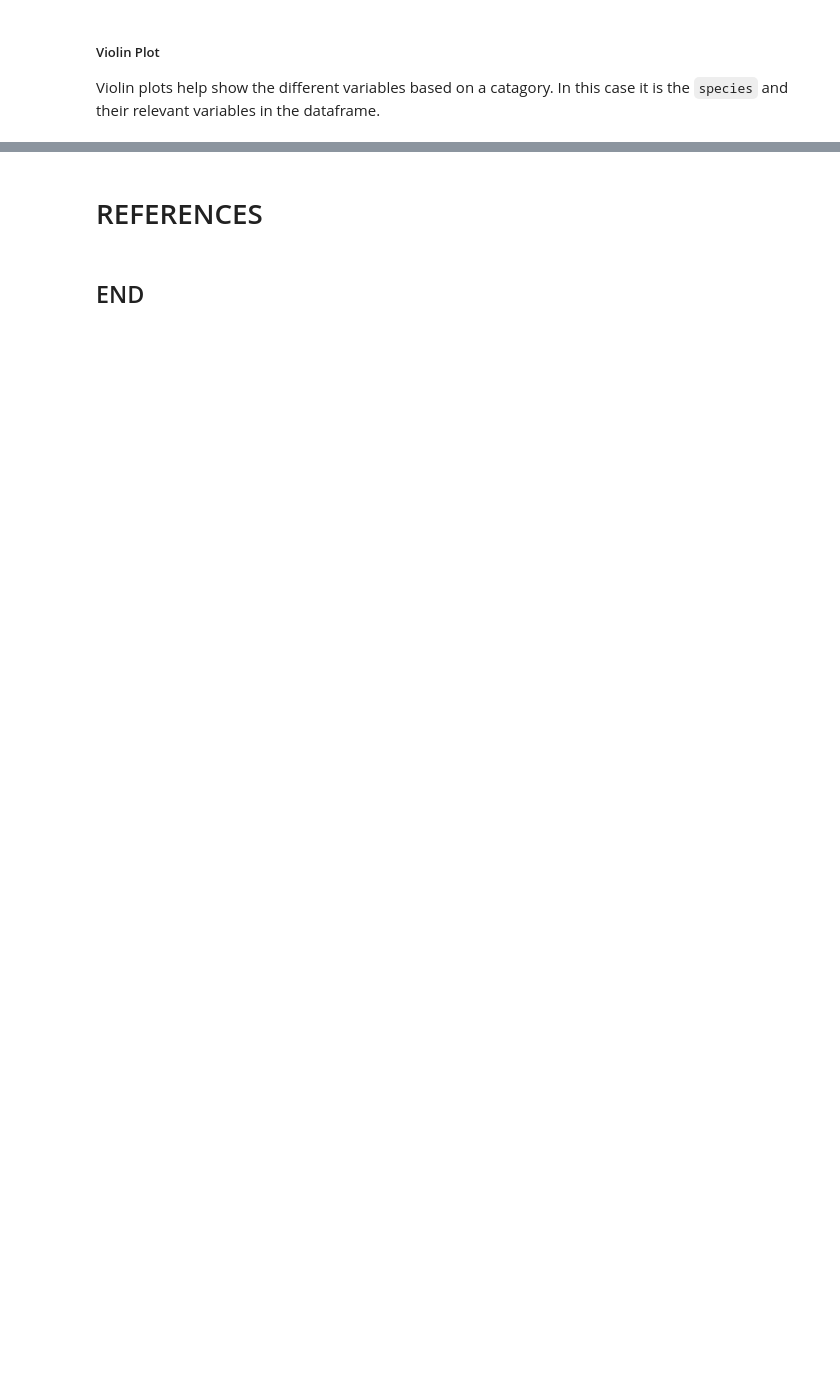
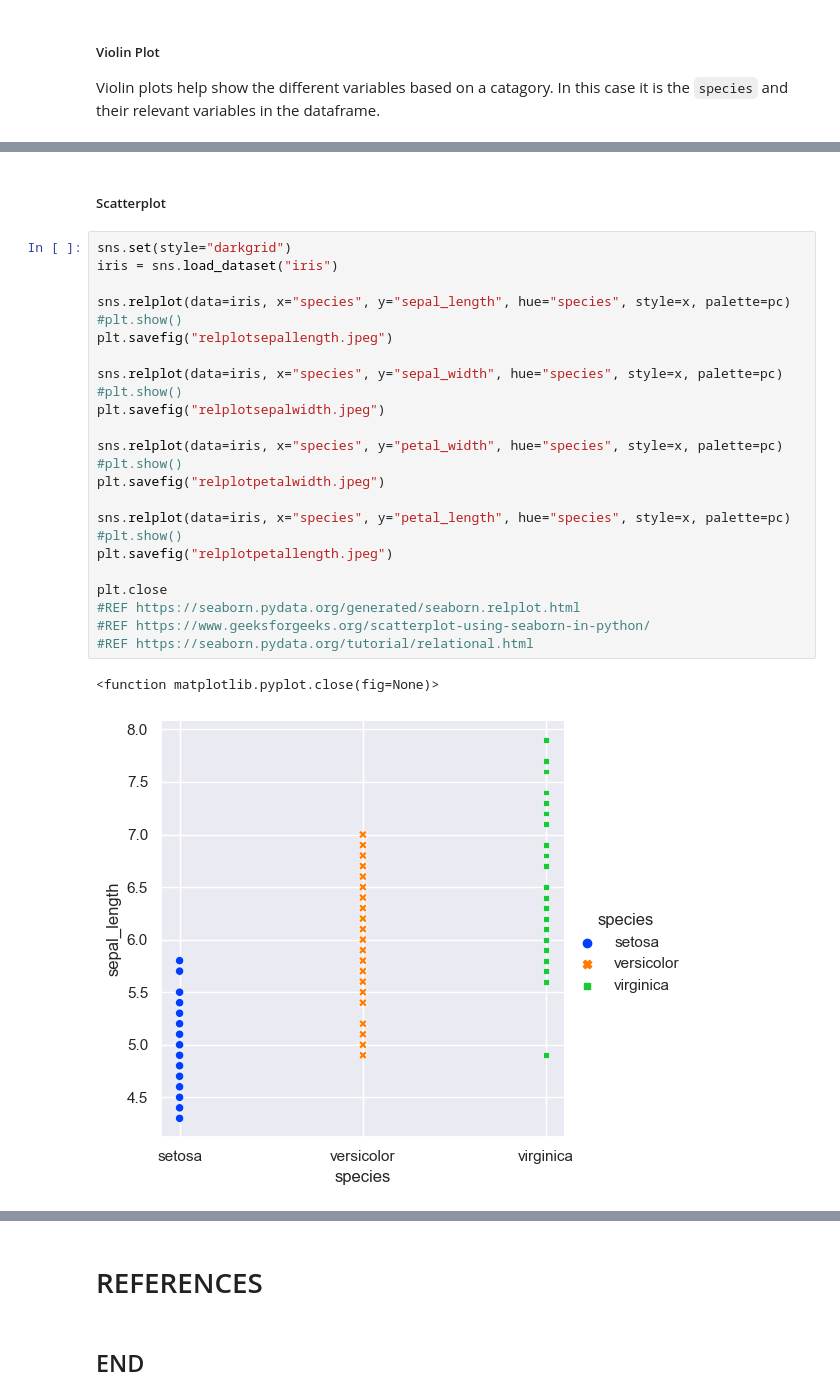
Before and after one commit to rebhanqui/data_funds, a Jupyter notebook: Project/project.ipynb, the cells around one changed output, grey strips where cells are left out. Cells and saved outputs as stored; diff of their text form; blank space fills up the shorter version.

```diff
--- a/Project/project.ipynb
+++ b/Project/project.ipynb
@@ -174 +178,30 @@ plt.close()
 #REF https://matplotlib.org/stable/gallery/statistics/violinplot.html
+# %% [markdown]
+##### Scatterplot
+# %%
+sns.set(style="darkgrid")
+iris = sns.load_dataset("iris")
+
+sns.relplot(data=iris, x="species", y="sepal_length", hue="species", style=x, palette=pc)
+#plt.show()
+plt.savefig("relplotsepallength.jpeg")
+
+sns.relplot(data=iris, x="species", y="sepal_width", hue="species", style=x, palette=pc)
+#plt.show()
+plt.savefig("relplotsepalwidth.jpeg")
+
+sns.relplot(data=iris, x="species", y="petal_width", hue="species", style=x, palette=pc)
+#plt.show()
+plt.savefig("relplotpetalwidth.jpeg")
+
+sns.relplot(data=iris, x="species", y="petal_length", hue="species", style=x, palette=pc)
+#plt.show()
+plt.savefig("relplotpetallength.jpeg")
+
+plt.close
+#REF https://seaborn.pydata.org/generated/seaborn.relplot.html
+#REF https://www.geeksforgeeks.org/scatterplot-using-seaborn-in-python/
+#REF https://seaborn.pydata.org/tutorial/relational.html
+# %% [output]
+<function matplotlib.pyplot.close(fig=None)>
+[figure, added]
```
Also changed, not shown: parts of 6 cells of this notebook, 14 other files.
